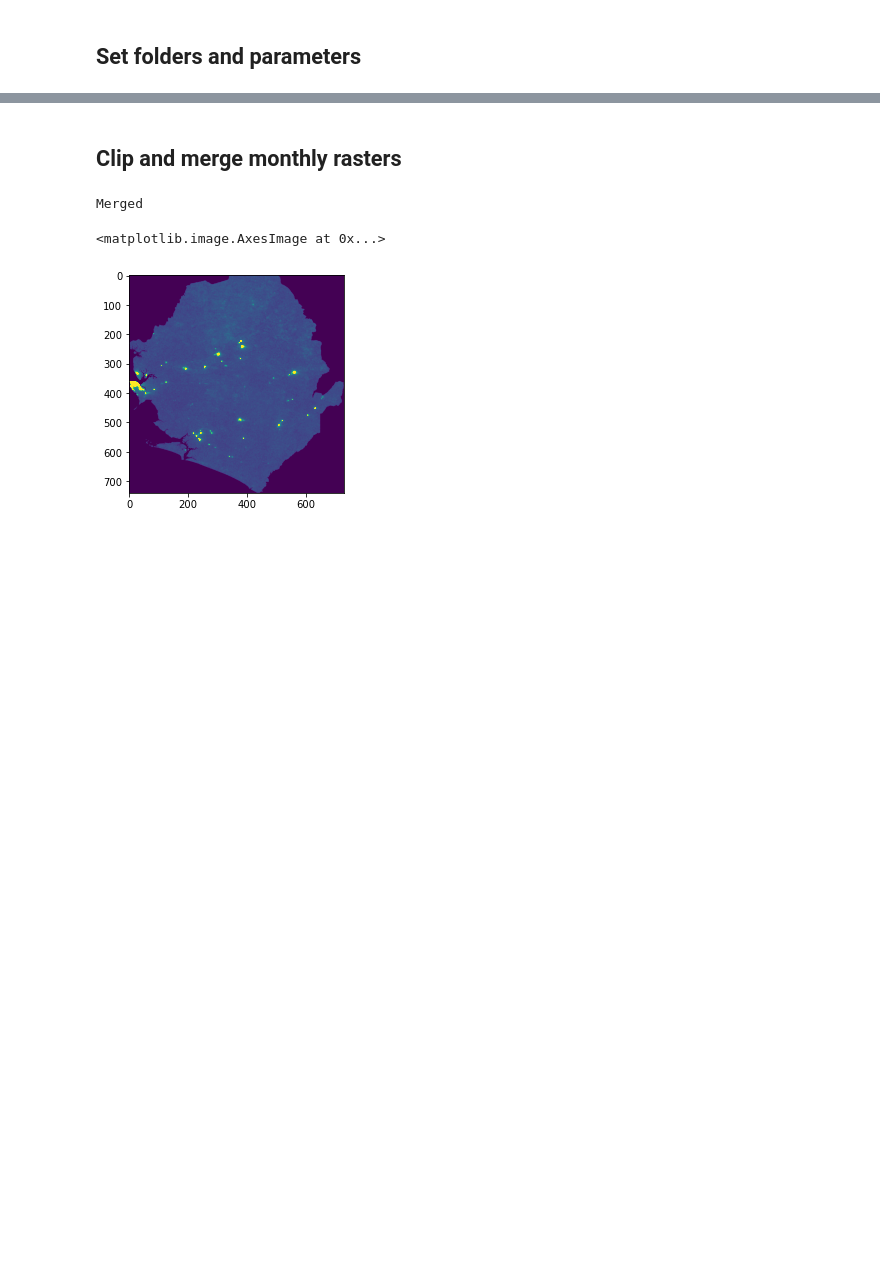
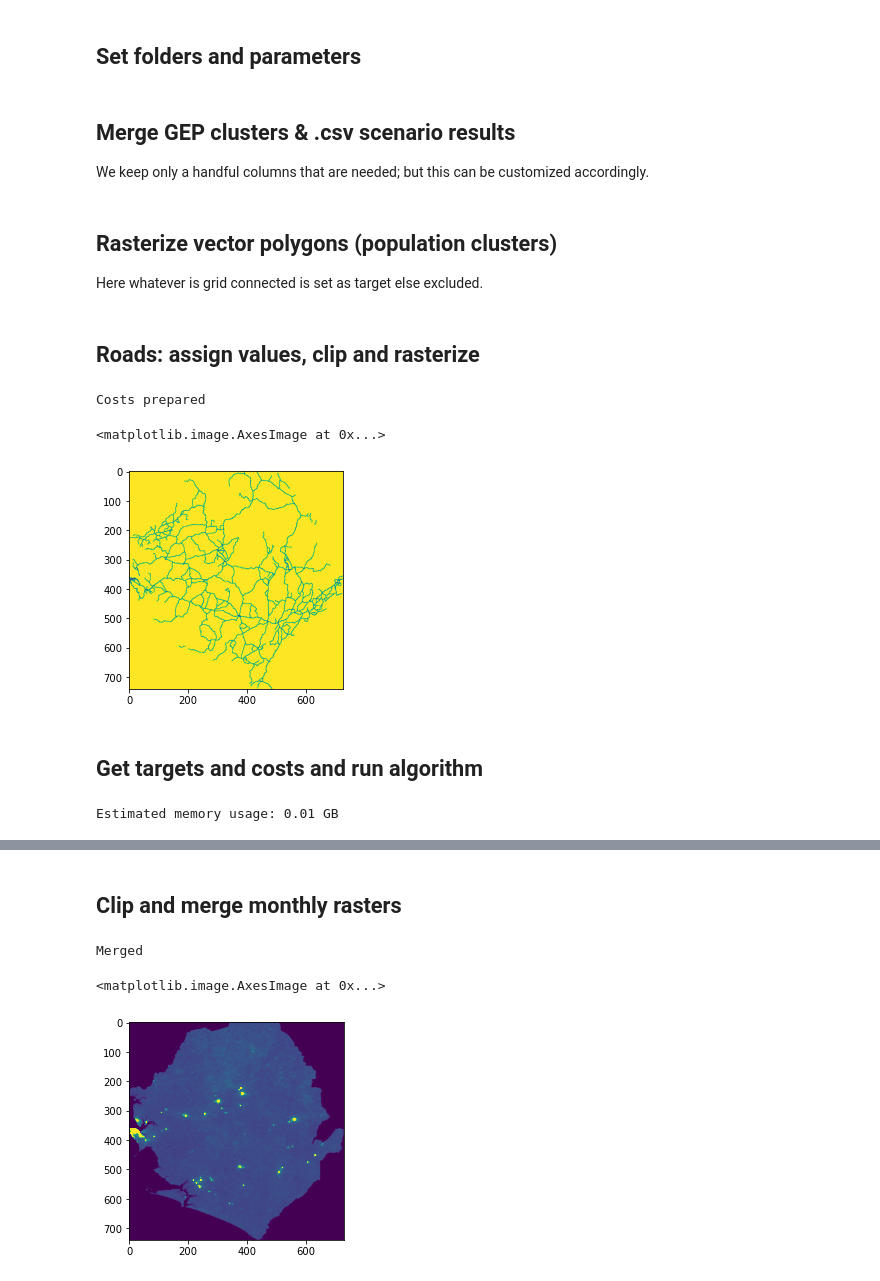
Before and after one commit to akorkovelos/gridfinder, a Jupyter notebook: example.ipynb, the cells around one changed output, grey strips where cells are left out. Drawn from its saved outputs; the diff is of its cells as text; code cells hidden in the pictures; blank space fills up the shorter version.

Commit message:
adding new def for the rasterization of GEP clusters and results and tidying up the ipynb

```diff
--- a/example.ipynb
+++ b/example.ipynb
@@ -24,18 +26,23 @@ from gridfinder import save_raster
 ## Set folders and parameters
 # %%
 folder_inputs = Path('test_data')
-folder_ntl_in = folder_inputs / 'ntl'
 aoi_in = folder_inputs / 'adm0.gpkg'
 roads_in = folder_inputs / 'roads.gpkg'
-pop_in = folder_inputs / 'pop.tif'
 grid_truth = folder_inputs / 'grid.gpkg'
+gep_clusters = folder_inputs / 'GEP_clusters.gpkg'
+result_file = folder_inputs / 'sl-1-0_0_1_0_0_0.csv'
+
+#folder_ntl_in = folder_inputs / 'ntl'
+#pop_in = folder_inputs / 'pop.tif'
 
 folder_out = Path('test_output')
-folder_ntl_out = folder_out / 'ntl_clipped'
-raster_merged_out = folder_out / 'ntl_merged.tif'
-targets_out = folder_out / 'targets.tif'
-targets_clean_out = folder_out / 'targets_clean.tif'
 roads_out = folder_out / 'roads.tif'
+gep_results_out = folder_out / 'rasterized_grid.tif'
+
+#folder_ntl_out = folder_out / 'ntl_clipped'
+#targets_out = folder_out / 'targets.tif'
+#raster_merged_out = folder_out / 'ntl_merged.tif'
+#targets_clean_out = folder_out / 'targets_clean.tif'
 
 dist_out = folder_out / 'dist.tif'
 guess_out = folder_out / 'guess.tif'
@@ -50 +57,5 @@ upsample_by = 2      # factor by which to upsample before processing roads (both
 cutoff = 0.5         # cutoff to apply to output dist raster, values below this are considered grid
+# %% [markdown]
+## Merge GEP clusters & .csv scenario results
+
+We keep only a handful columns that are needed; but this can be customized accordingly.
@@ -50,0 +65,4 @@ cutoff = 0.5         # cutoff to apply to output dist raster, values below this
+# %% [markdown]
+## Rasterize vector polygons (population clusters)
+
+Here whatever is grid connected is set as target else excluded.
@@ -50,0 +71,21 @@ cutoff = 0.5         # cutoff to apply to output dist raster, values below this
+# %% [markdown]
+## Roads: assign values, clip and rasterize
+# %%
+roads_raster, affine = gf.prepare_roads(roads_in,
+                                        aoi_in,
+                                        gep_results_out)
+save_raster(roads_out, roads_raster, affine, nodata=-1)
+print('Costs prepared')
+plt.imshow(roads_raster, cmap='viridis', vmin=0, vmax=1)
+# %% [output]
+Costs prepared
+<matplotlib.image.AxesImage at 0x...>
+[figure, added]
+# %% [markdown]
+## Get targets and costs and run algorithm
+# %%
+targets, costs, start, affine = gf.get_targets_costs(gep_results_out, roads_out)
+est_mem = gf.estimate_mem_use(targets, costs)
+print(f'Estimated memory usage: {est_mem:.2f} GB')
+# %% [output]
+Estimated memory usage: 0.01 GB
```
Also changed, not shown: parts of 32 cells of this notebook, 4 other files.
